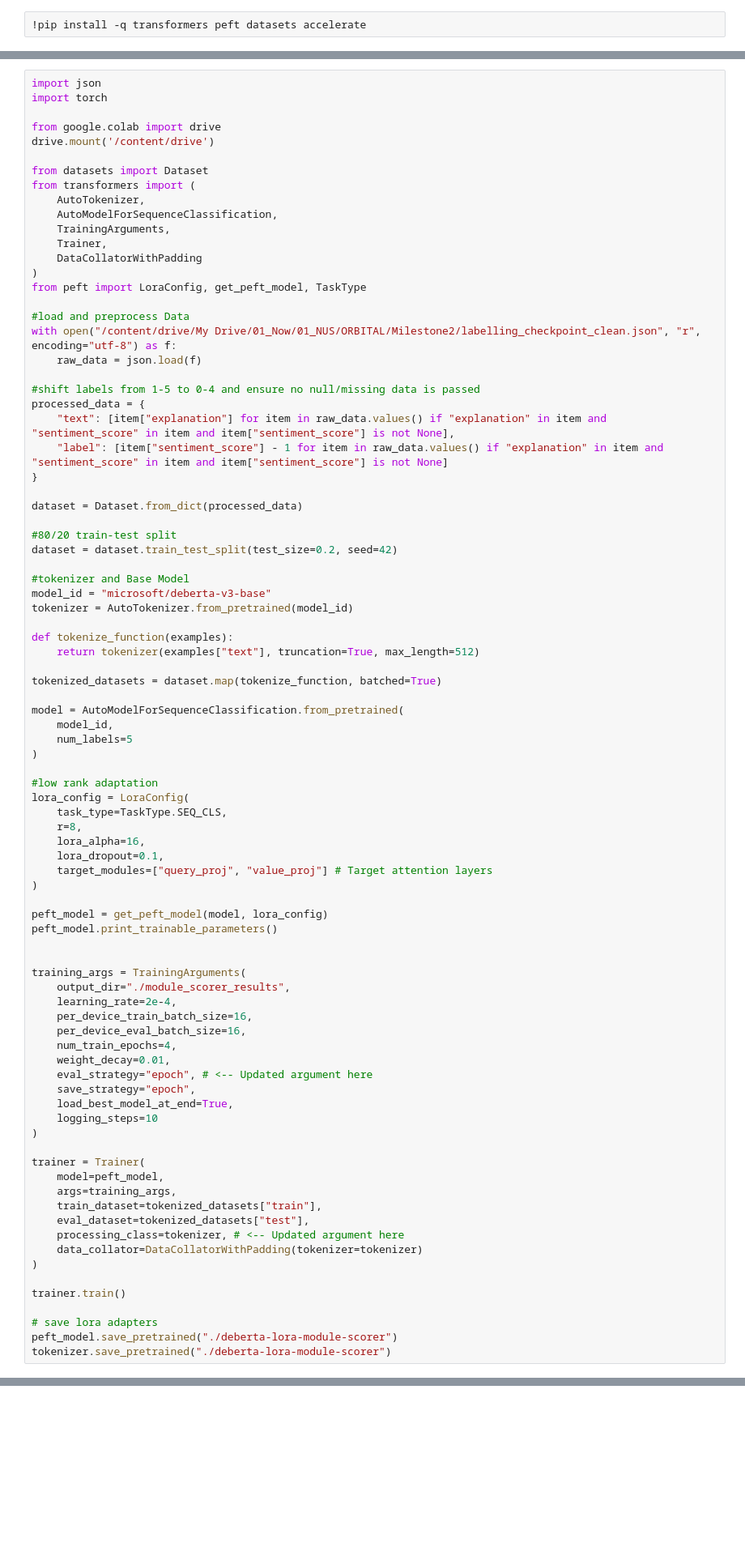
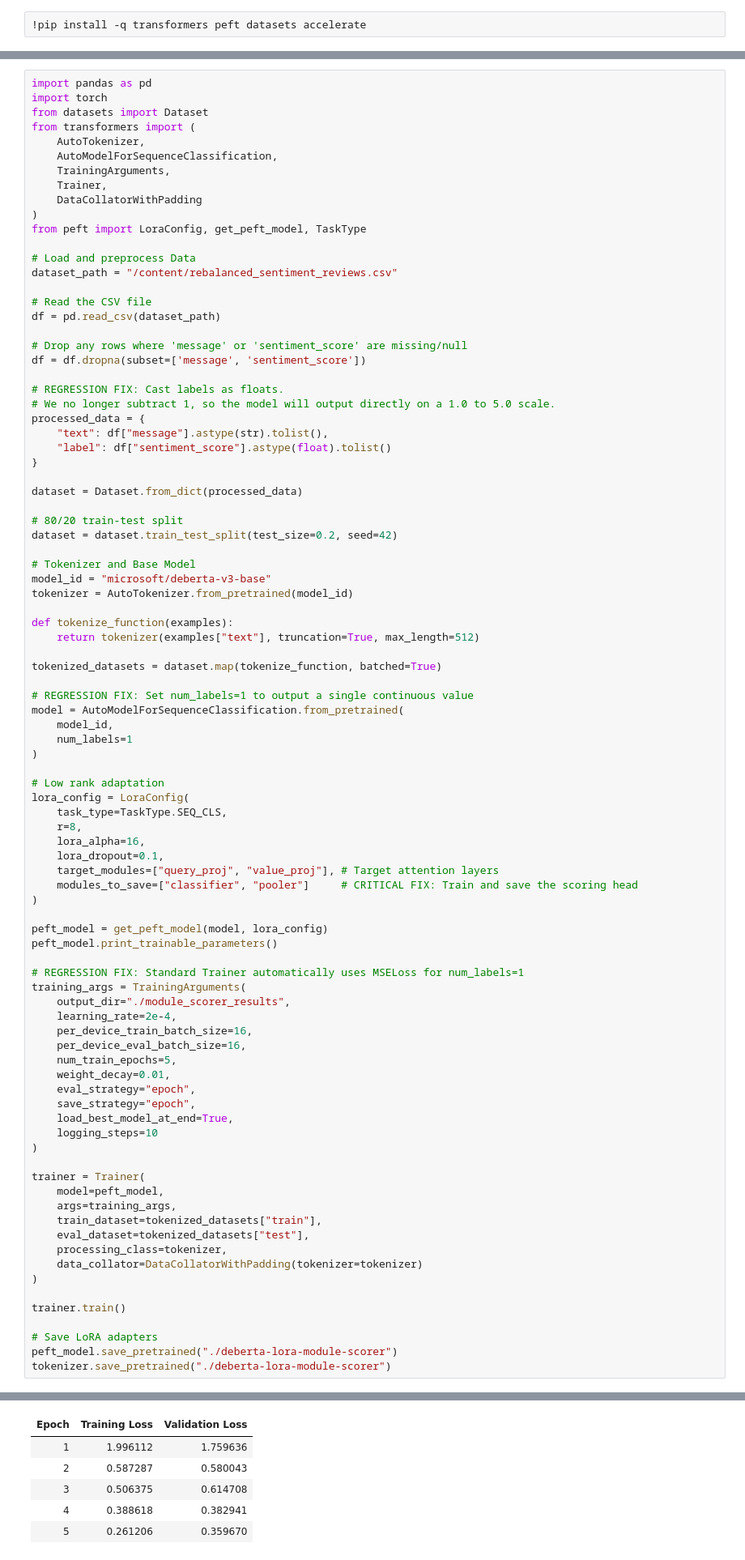
Before and after one commit to thadduslee/Orbital-2026, a Jupyter notebook: Fine-tuning/fine-tune.ipynb, the cells around one changed output, grey strips where cells are left out. Shown at 81% size. Saved outputs shown, nothing was run; the diff lists cells and outputs as text; blank space fills up the shorter version.

Commit message:
Updated code for low rank adaption to resolve issue of model reward hacking

```diff
--- a/Fine-tuning/fine-tune.ipynb
+++ b/Fine-tuning/fine-tune.ipynb
@@ -16,10 +9,6 @@ Successfully installed torchao-0.17.0
 # %%
-import json
+import pandas as pd
 import torch
-
-from google.colab import drive
-drive.mount('/content/drive')
-
 from datasets import Dataset
 from transformers import (
     AutoTokenizer,
@@ -30,22 +19,28 @@ from transformers import (
 )
 from peft import LoraConfig, get_peft_model, TaskType
 
-#load and preprocess Data
-with open("/content/drive/My Drive/01_Now/01_NUS/ORBITAL/Milestone2/labelling_checkpoint_clean.json", "r", encoding="utf-8") as f:
-    raw_data = json.load(f)
+# Load and preprocess Data
+dataset_path = "/content/rebalanced_sentiment_reviews.csv"
 
-#shift labels from 1-5 to 0-4 and ensure no null/missing data is passed
+# Read the CSV file
+df = pd.read_csv(dataset_path)
+
+# Drop any rows where 'message' or 'sentiment_score' are missing/null
+df = df.dropna(subset=['message', 'sentiment_score'])
+
+# REGRESSION FIX: Cast labels as floats.
+# We no longer subtract 1, so the model will output directly on a 1.0 to 5.0 scale.
 processed_data = {
-    "text": [item["explanation"] for item in raw_data.values() if "explanation" in item and "sentiment_score" in item and item["sentiment_score"] is not None],
-    "label": [item["sentiment_score"] - 1 for item in raw_data.values() if "explanation" in item and "sentiment_score" in item and item["sentiment_score"] is not None]
+    "text": df["message"].astype(str).tolist(),
+    "label": df["sentiment_score"].astype(float).tolist()
 }
 
 dataset = Dataset.from_dict(processed_data)
 
-#80/20 train-test split
+# 80/20 train-test split
 dataset = dataset.train_test_split(test_size=0.2, seed=42)
 
-#tokenizer and Base Model
+# Tokenizer and Base Model
 model_id = "microsoft/deberta-v3-base"
 tokenizer = AutoTokenizer.from_pretrained(model_id)
 
@@ -54,32 +49,34 @@ def tokenize_function(examples):
 
 tokenized_datasets = dataset.map(tokenize_function, batched=True)
 
+# REGRESSION FIX: Set num_labels=1 to output a single continuous value
 model = AutoModelForSequenceClassification.from_pretrained(
     model_id,
-    num_labels=5
+    num_labels=1
 )
 
-#low rank adaptation
+# Low rank adaptation
 lora_config = LoraConfig(
     task_type=TaskType.SEQ_CLS,
     r=8,
     lora_alpha=16,
     lora_dropout=0.1,
-    target_modules=["query_proj", "value_proj"] # Target attention layers
+    target_modules=["query_proj", "value_proj"], # Target attention layers
+    modules_to_save=["classifier", "pooler"]     # CRITICAL FIX: Train and save the scoring head
 )
 
 peft_model = get_peft_model(model, lora_config)
 peft_model.print_trainable_parameters()
 
-
+# REGRESSION FIX: Standard Trainer automatically uses MSELoss for num_labels=1
 training_args = TrainingArguments(
     output_dir="./module_scorer_results",
     learning_rate=2e-4,
     per_device_train_batch_size=16,
     per_device_eval_batch_size=16,
-    num_train_epochs=4,
+    num_train_epochs=5,
     weight_decay=0.01,
-    eval_strategy="epoch", # <-- Updated argument here
+    eval_strategy="epoch",
     save_strategy="epoch",
     load_best_model_at_end=True,
     logging_steps=10
@@ -90,13 +87,13 @@ trainer = Trainer(
     args=training_args,
     train_dataset=tokenized_datasets["train"],
     eval_dataset=tokenized_datasets["test"],
-    processing_class=tokenizer, # <-- Updated argument here
+    processing_class=tokenizer,
     data_collator=DataCollatorWithPadding(tokenizer=tokenizer)
 )
 
 trainer.train()
 
-# save lora adapters
+# Save LoRA adapters
 peft_model.save_pretrained("./deberta-lora-module-scorer")
 tokenizer.save_pretrained("./deberta-lora-module-scorer")
 # %% [output]
@@ -130,0 +123,6 @@ trainable params: 298,757 || all params: 184,724,746 || trainable%: 0.1617
+| Epoch | Training Loss | Validation Loss |
+| 1 | 1.996112 | 1.759636 |
+| 2 | 0.587287 | 0.580043 |
+| 3 | 0.506375 | 0.614708 |
+| 4 | 0.388618 | 0.382941 |
+| 5 | 0.261206 | 0.359670 |
```
Also changed, not shown: parts of 5 cells of this notebook.
